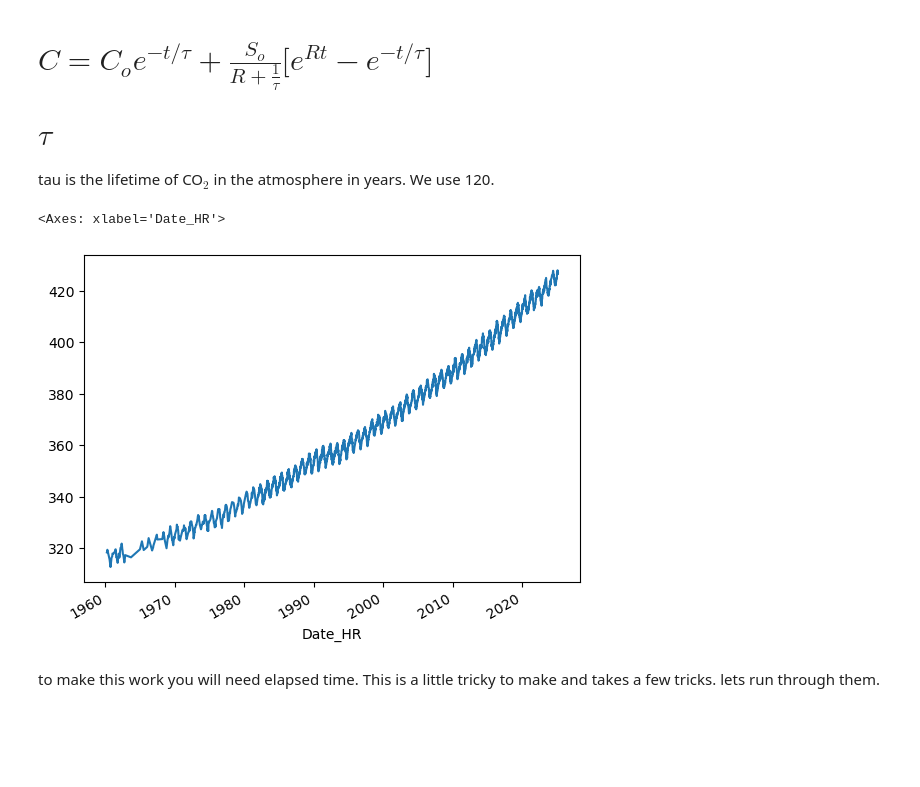
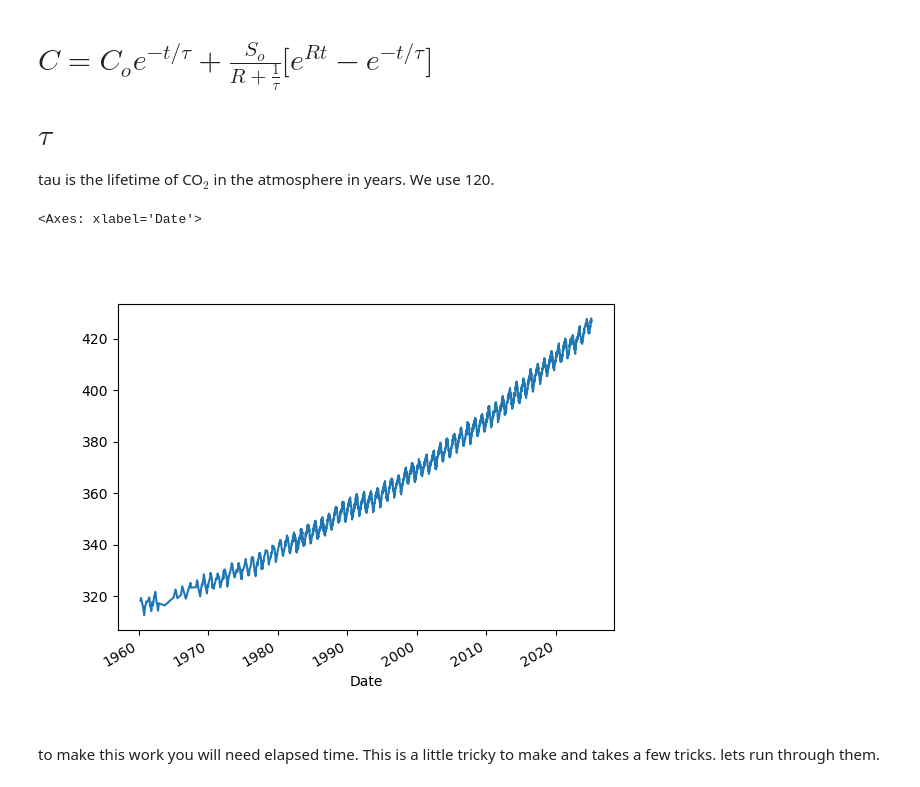
Before and after one commit to bmaillou/BigDataPython, a Jupyter notebook: CO2/MLO-Bonus-BoxModel.ipynb, the cells around one changed output. Drawn from its saved outputs; the diff is of its cells as text; code cells hidden in the pictures; blank space fills up the shorter version.

```diff
--- a/CO2/MLO-Bonus-BoxModel.ipynb
+++ b/CO2/MLO-Bonus-BoxModel.ipynb
@@ -66,14 +66,16 @@ from matplotlib.backends.backend_pdf import PdfPages
 import datetime
 # %%
 url='https://scrippsco2.ucsd.edu/assets/data/atmospheric/stations/flask_co2/daily/daily_flask_co2_mlo.csv'
-df_mlo=pd.read_csv(url,skiprows=76,usecols=[0,1,5,6],names=['Date','HR','Flag','CO2']
-                       ,parse_dates=[['Date','HR']]
-                       ,index_col='Date_HR',header=None)
+df_mlo=pd.read_csv(url,skiprows=76,usecols=[0,5,6],names=['Date','Flag','CO2']
+                       ,parse_dates=['Date']
+                       ,index_col='Date',header=None)
 df_mlo=df_mlo[df_mlo['Flag']==0].copy()
-df_mlo['CO2'].plot()
+
+fig,ax=plt.subplots()
+df_mlo['CO2'].plot(ax=ax)
 # %% [output]
-<Axes: xlabel='Date_HR'>
+<Axes: xlabel='Date'>
-[figure, old version]
+[figure, new version]
 # %% [markdown]
 to make this work you will need elapsed time.  This is a little tricky to make and takes a few tricks.  lets run through them.
 # %% [markdown]
```
Also changed, not shown: parts of 9 cells of this notebook, 3 other files.
